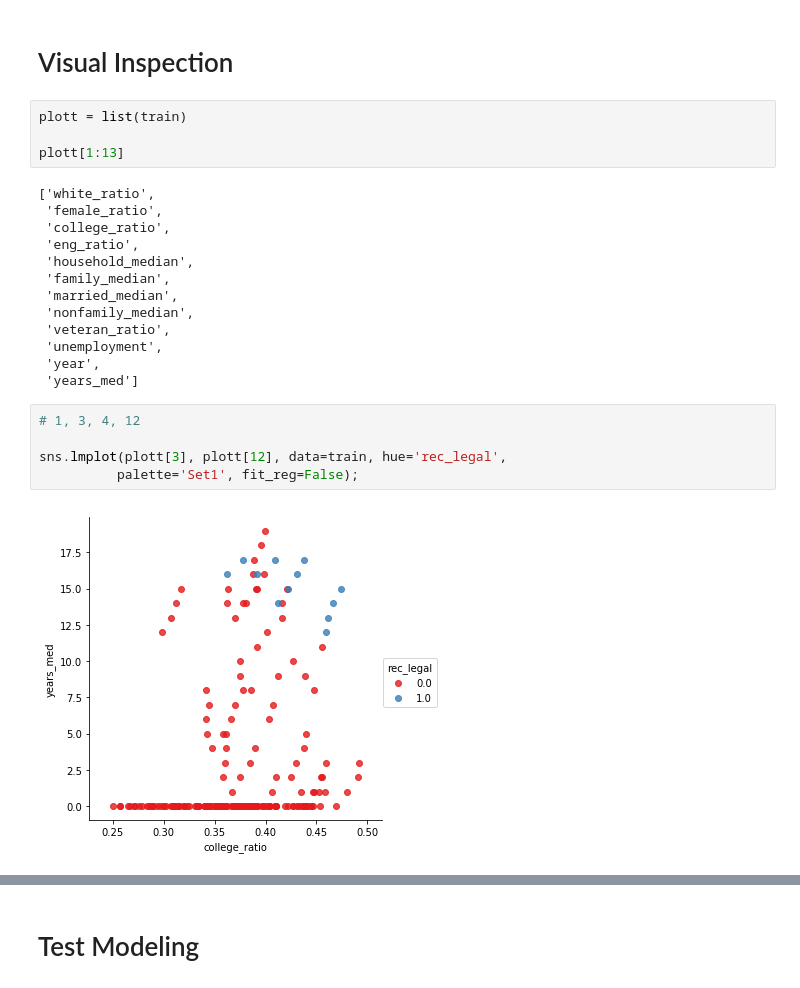
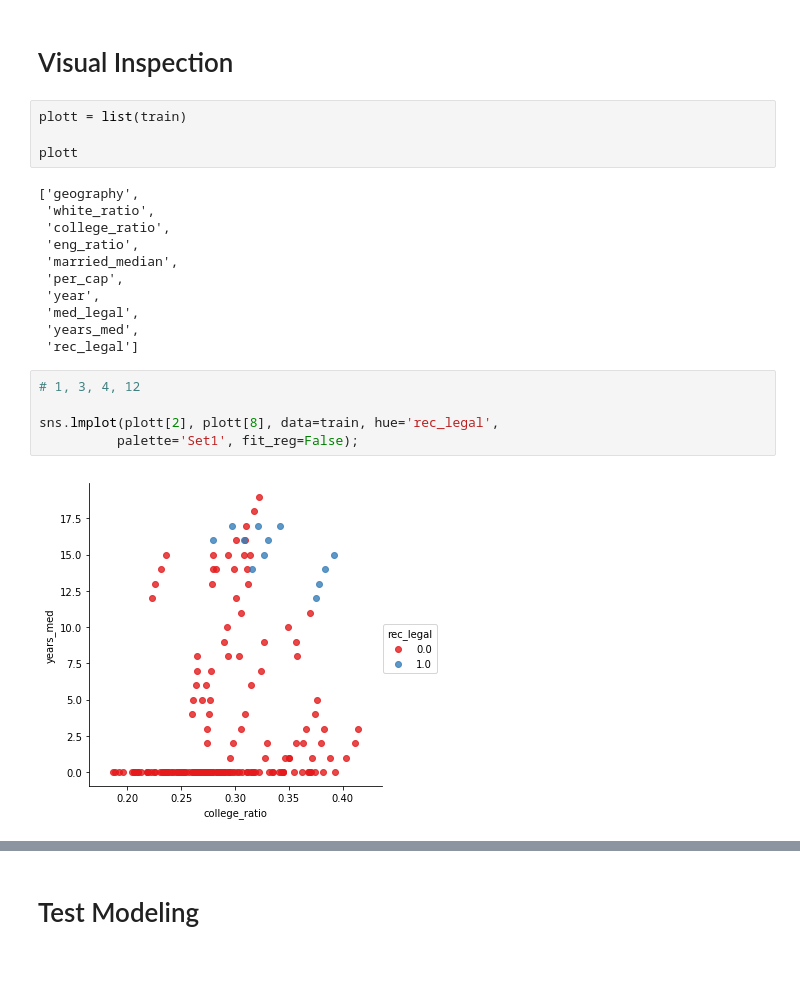
Before and after one commit to n8pk/project_mcnulty, a Jupyter notebook: Code/01_EDA.ipynb, the cells around one changed output, grey strips where cells are left out. Drawn from its saved outputs; the diff is of its cells as text.

```diff
--- a/Code/01_EDA.ipynb
+++ b/Code/01_EDA.ipynb
@@ -132,25 +132,23 @@ plt.ylabel('Number of States', fontweight='bold')
 # %%
 plott = list(train)
 
-plott[1:13]
+plott
 # %% [output]
-['white_ratio',
- 'female_ratio',
+['geography',
+ 'white_ratio',
  'college_ratio',
  'eng_ratio',
- 'household_median',
- 'family_median',
  'married_median',
- 'nonfamily_median',
- 'veteran_ratio',
- 'unemployment',
+ 'per_cap',
  'year',
- 'years_med']
+ 'med_legal',
+ 'years_med',
+ 'rec_legal']
 # %%
 # 1, 3, 4, 12
 
-sns.lmplot(plott[3], plott[12], data=train, hue='rec_legal',
+sns.lmplot(plott[2], plott[8], data=train, hue='rec_legal',
           palette='Set1', fit_reg=False);
 # %% [output]
-[figure, old version]
+[figure, new version]
 # %%
```
Also changed, not shown: parts of 6 cells of this notebook, 2 other files.
